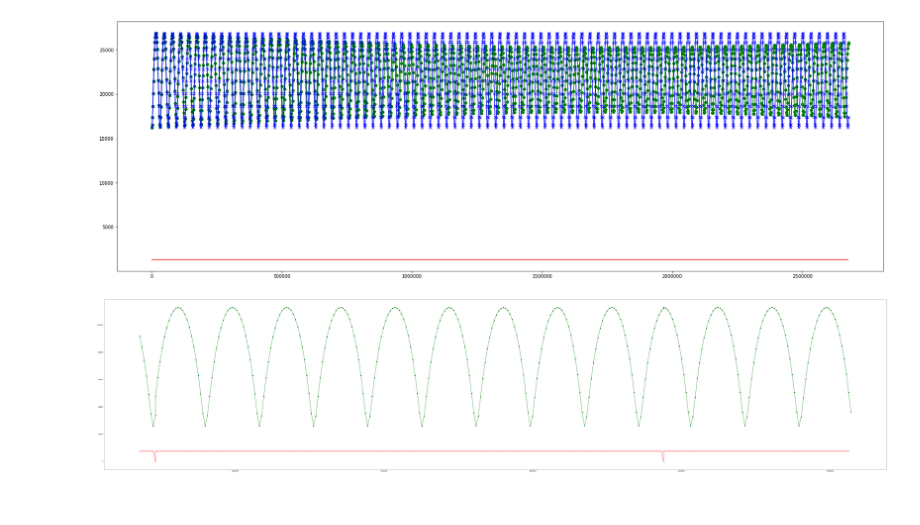
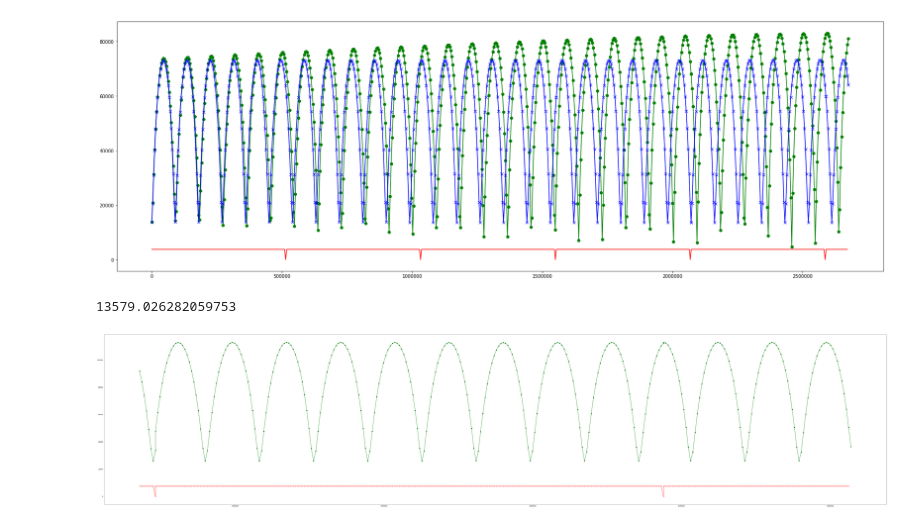
Before and after one commit to KirillRuSS/IDAO-2020, a Jupyter notebook: IDAO-2020.ipynb, the cells around one changed output. Cells and saved outputs as stored; diff of their text form; code cells hidden in the pictures.

```diff
--- a/IDAO-2020.ipynb
+++ b/IDAO-2020.ipynb
@@ -103,25 +118,27 @@ plt.show()
 # %%
 plt.figure(figsize = (30, 10))
-sat = df[df.sat_id==11]
+sat = df[df.sat_id==490]
 
 #x = np.linspace(0.0, 1.0, num=len(sat))
 x = sat['total_seconds']
 
 y=(sat.x**2 + sat.y**2 + sat.z**2)**0.5
 plt.plot(x,y, '-go')
 
 x = sat['total_seconds']
 y=(sat.x_sim**2 + sat.y_sim**2 + sat.z_sim**2)**0.5
 plt.plot(x,y, '-bx')
 
 x = np.linspace(0.0, sat['total_seconds'].max(), num=len(sat))
 
 
 plt.plot(x, sat['total_seconds'].diff().shift(-1), '-r')
 
 plt.show()
+print(y.min())
 # %% [output]
-[figure, old version]
+[figure, new version]
+13579.026282059753
 # %%
 plt.figure(figsize = (90, 20))
 sat = df_test[df_test.sat_id==3]
```
Also changed, not shown: parts of 12 cells of this notebook, 1 other file.
